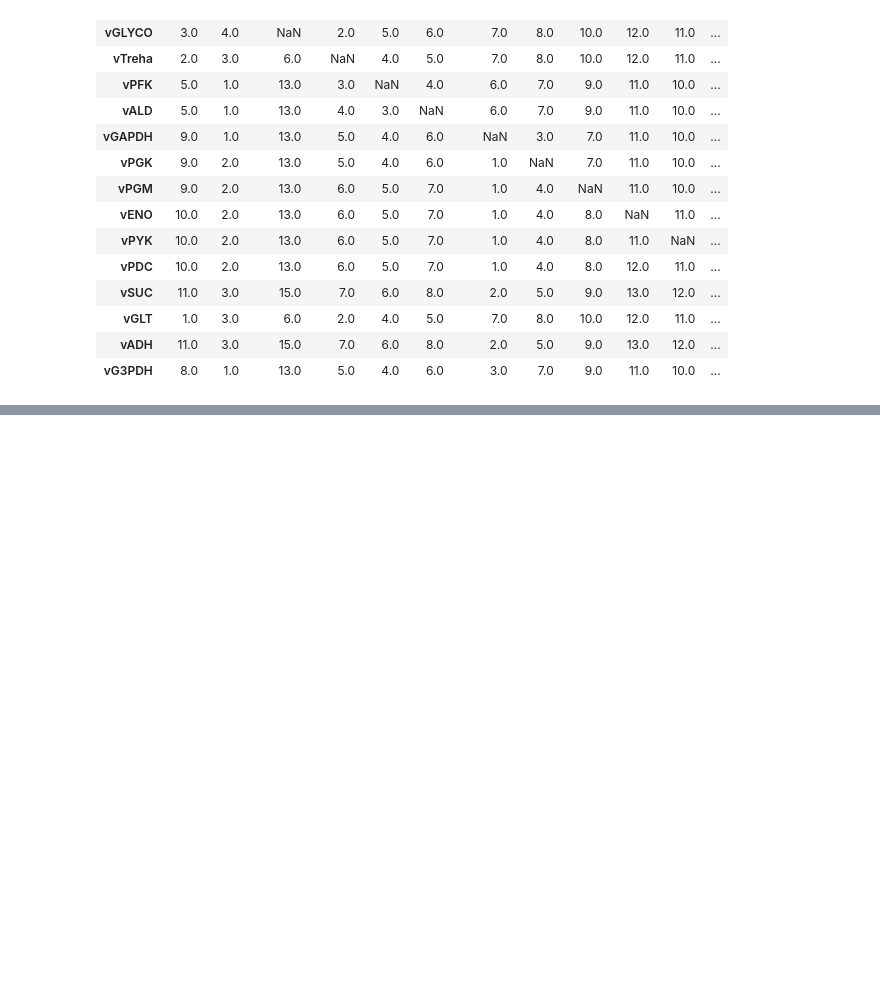
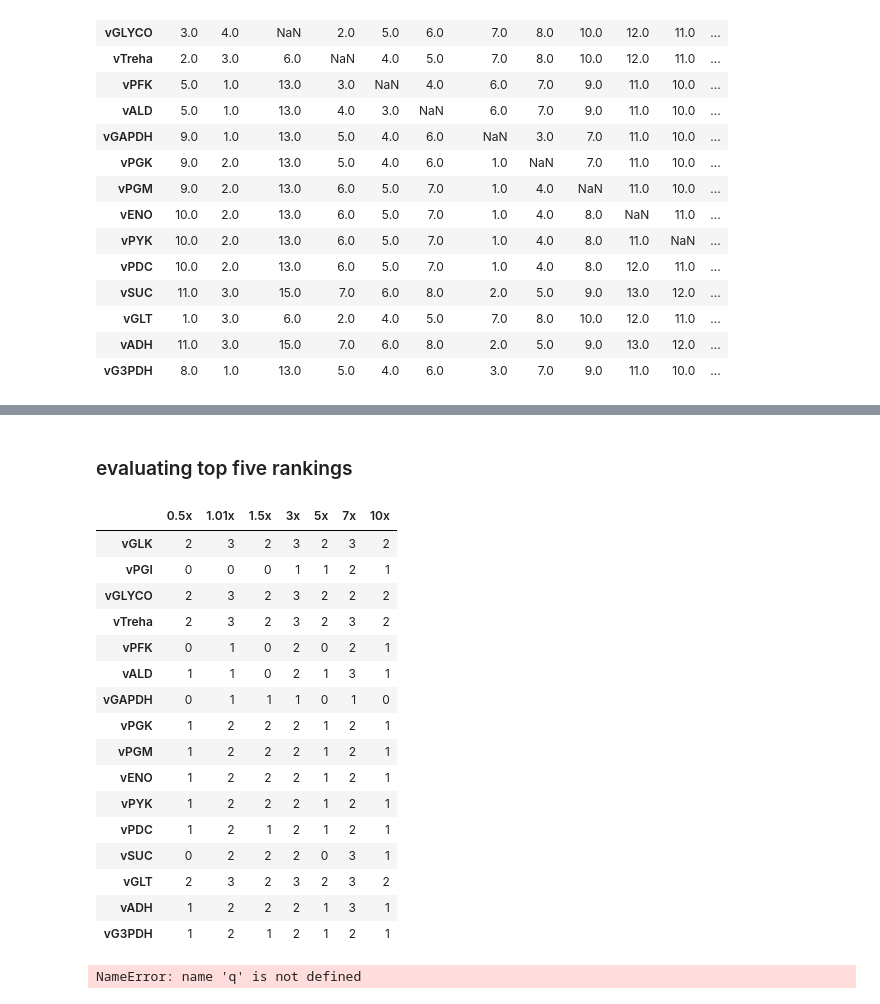
Before and after one commit to sys-bio/BMCA-pipeline, a Jupyter notebook: notebooks/topologyA/omitted_data/omitFluxes_v_simplTeusink.ipynb, the cells around one changed output, grey strips where cells are left out. Drawn from its saved outputs; the diff is of its cells as text; code cells hidden in the pictures; blank space fills up the shorter version.

```diff
--- a/notebooks/topologyA/omitted_data/omitFluxes_v_simplTeusink.ipynb
+++ b/notebooks/topologyA/omitted_data/omitFluxes_v_simplTeusink.ipynb
@@ -445,22 +430,0 @@ trueRanks['topThree'] = trueRanks[0] + trueRanks[1] + trueRanks[2]
-# %%
-rxn_FCCs = [postFCC05, postFCC10, postFCC15, postFCC3, postFCC5, postFCC7, postFCC100]
-scores = []
-for pt_level in rxn_FCCs:
-    postFCC_med=pd.DataFrame(np.median(pt_level, axis=0), columns=r.getReactionIds(), index=r.getReactionIds()).abs()
-    # m1 = gtFCC.index.values[:, None] == gtFCC.columns.values
-    postFCC_med = pd.DataFrame(np.select([m1], [float('Nan')], postFCC_med), columns=gtFCC.columns, index=gtFCC.index)
-    postFCC_med_rankings= postFCC_med.rank(axis=1, ascending=False, na_option='keep')
-
-    m1 = postFCC_med_rankings.isin([1.0])
-    m2 = postFCC_med_rankings.isin([2.0])
-    m3 = postFCC_med_rankings.isin([3.0])
-    a = m1.mul(r.getReactionIds()).apply(lambda x: [i for i in x if i], axis=1)
-    b = m2.mul(r.getReactionIds()).apply(lambda x: [i for i in x if i], axis=1)
-    c = m3.mul(r.getReactionIds()).apply(lambda x: [i for i in x if i], axis=1)
-
-    prdRanks = pd.concat([a,b,c], axis=1)
-    prdRanks['topThree'] = prdRanks[0] + prdRanks[1] + prdRanks[2]
-
-    scores.append([len([i for i in prdRanks['topThree'][rxn] if i in trueRanks['topThree'][rxn]]) for rxn in r.getReactionIds()])
-
-topThreeCheckdf = pd.DataFrame(scores, columns=r.getReactionIds(), index=pt_labels).T
@@ -498,0 +433,15 @@ dtype: int64
+# %%
+def calculate_FCC_med_rankings(postFCC, reaction='vADH'):
+    postFCC_med=pd.DataFrame(np.median(postFCC, axis=0), columns=r.getReactionIds(), index=r.getReactionIds()).abs()
+    m1 = postFCC_med.index.values[:, None] == postFCC_med.columns.values
+    postFCC = pd.DataFrame(np.select([m1], [float('Nan')], postFCC_med), columns=postFCC_med.columns, index=postFCC_med.index)
+    postFCC_rankings= postFCC.rank(axis=1, ascending=False, na_option='keep')
+
+    return postFCC_rankings.loc[reaction]
+# %%
+spearman_coefficients = []
+b_list = []
+for FCC in rxn_FCCs:
+    b = calculate_FCC_med_rankings(FCC)
+    b_list.append(b)
+    spearman_coefficients.append(stats.spearmanr(a.dropna().values, b.dropna().values))
@@ -498,0 +459,31 @@ dtype: int64
+# %% [markdown]
+### evaluating top five rankings
+# %%
+ranked_b_list = [b.sort_values().reset_index().set_index('vADH') for b in b_list]
+q = pd.concat(ranked_b_list, axis=1)
+q['gt'] = a.sort_values().reset_index().set_index('vADH')
+q.columns = pt_labels + ['gt']
+q = q[['gt'] + pt_labels]
+q
+# %% [output]
+|  | 0.5x | 1.01x | 1.5x | 3x | 5x | 7x | 10x |
+| vGLK | 2 | 3 | 2 | 3 | 2 | 3 | 2 |
+| vPGI | 0 | 0 | 0 | 1 | 1 | 2 | 1 |
+| vGLYCO | 2 | 3 | 2 | 3 | 2 | 2 | 2 |
+| vTreha | 2 | 3 | 2 | 3 | 2 | 3 | 2 |
+| vPFK | 0 | 1 | 0 | 2 | 0 | 2 | 1 |
+| vALD | 1 | 1 | 0 | 2 | 1 | 3 | 1 |
+| vGAPDH | 0 | 1 | 1 | 1 | 0 | 1 | 0 |
+| vPGK | 1 | 2 | 2 | 2 | 1 | 2 | 1 |
+| vPGM | 1 | 2 | 2 | 2 | 1 | 2 | 1 |
+| vENO | 1 | 2 | 2 | 2 | 1 | 2 | 1 |
+| vPYK | 1 | 2 | 2 | 2 | 1 | 2 | 1 |
+| vPDC | 1 | 2 | 1 | 2 | 1 | 2 | 1 |
+| vSUC | 0 | 2 | 2 | 2 | 0 | 3 | 1 |
+| vGLT | 2 | 3 | 2 | 3 | 2 | 3 | 2 |
+| vADH | 1 | 2 | 2 | 2 | 1 | 3 | 1 |
+| vG3PDH | 1 | 2 | 1 | 2 | 1 | 2 | 1 |
+# %%
+q.to_csv('omitFluxes_simplTeusink_rankings.csv')
+# %% [output]
+NameError: name 'q' is not defined
```
Also changed, not shown: parts of 20 cells of this notebook.
